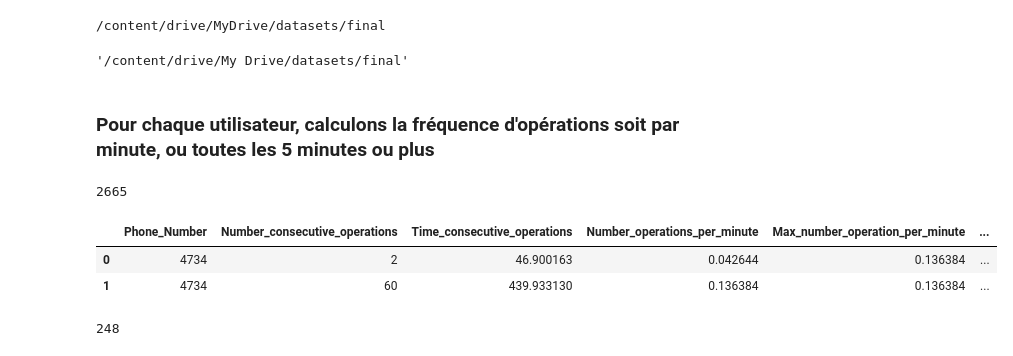
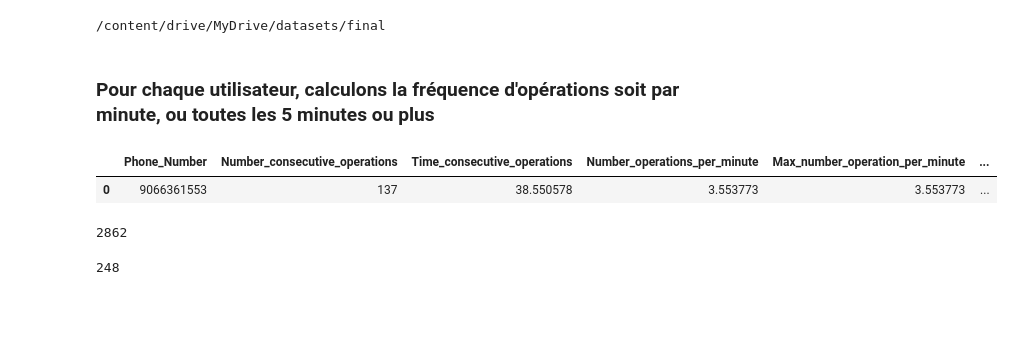
Before and after one commit to pfolaa/fraud_detection, a Jupyter notebook: fraud_detection_01.ipynb, the cells around one changed output. Drawn from its saved outputs; the diff is of its cells as text; code cells hidden in the pictures; blank space fills up the shorter version.

```diff
--- a/fraud_detection_01.ipynb
+++ b/fraud_detection_01.ipynb
@@ -2968,10 +3296,6 @@ all_df_list_new = list_load_all_df()
 cd /content/drive/MyDrive/datasets/final
 # %% [output]
 /content/drive/MyDrive/datasets/final
-# %%
-pwd
-# %% [output]
-'/content/drive/My Drive/datasets/final'
 # %%
 from tqdm import tqdm
 # tqdm permet
@@ -3040,17 +3374,17 @@ def df_nombre_operations_consecutives(each_df_2):
 # %%
-list_all_df_with_time_series = []
+list_all_df_with_metrics = []
 for element in tqdm(all_df_list_new):
   # pour debugger il faut utiliser try -  except et utiliser pass
   # ainsi, en cas de problème on pourrait savoir dans quel DataFrame il se trouve
   if element.shape[0] > 1:
-    list_all_df_with_time_series.append(df_nombre_operations_consecutives(element))
+    element.sort_values('TS_to_DateTime')
+    list_all_df_with_metrics.append(df_nombre_operations_consecutives(element))
+# %%
+list_all_df_with_metrics[201]
+# %% [output]
+|  | Phone_Number | Number_consecutive_operations | Time_consecutive_operations | Number_operations_per_minute | Max_number_operation_per_minute | ... |
+| 0 | 9066361553 | 137 | 38.550578 | 3.553773 | 3.553773 | ... |
 # %%
-len(list_all_df_with_time_series)
+len(list_all_df_with_metrics)
 # %% [output]
-2665
+2862
-# %%
-list_all_df_with_time_series[2]
-# %% [output]
-|  | Phone_Number | Number_consecutive_operations | Time_consecutive_operations | Number_operations_per_minute | Max_number_operation_per_minute | ... |
-| 0 | 4734 | 2 | 46.900163 | 0.042644 | 0.136384 | ... |
-| 1 | 4734 | 60 | 439.933130 | 0.136384 | 0.136384 | ... |
```
Also changed, not shown: parts of 26 cells of this notebook.
